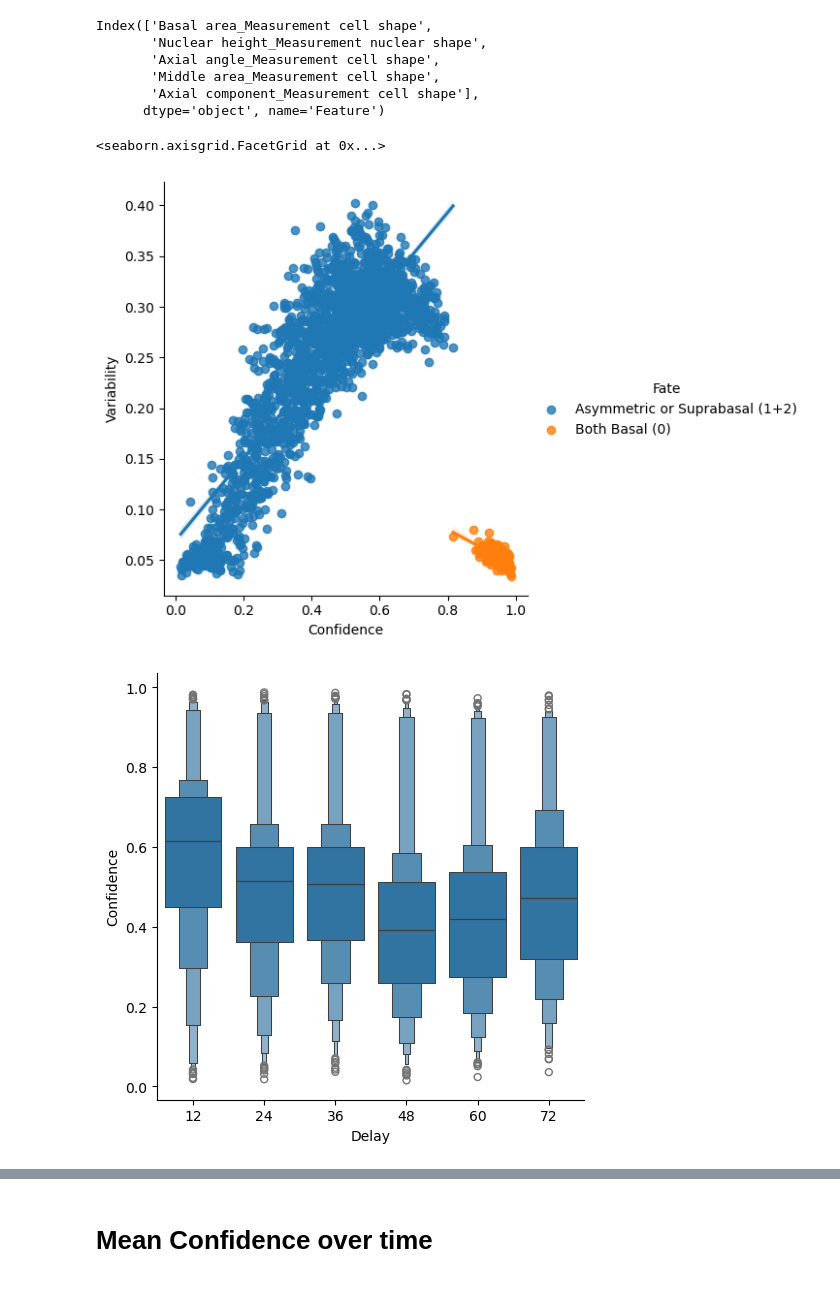
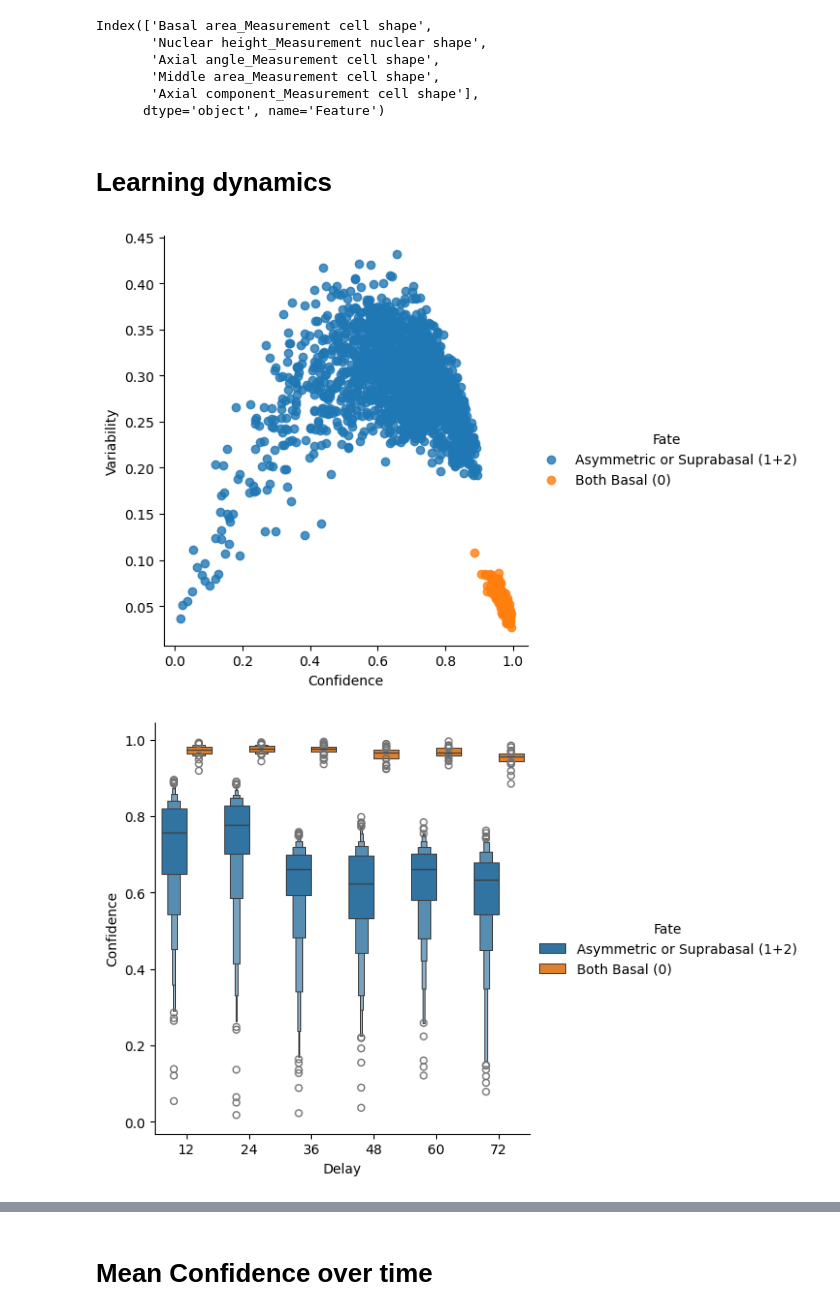
Before and after one commit to xies/mouse_skin_size_control, a Jupyter notebook: differentiation_analysis/annotability_results/annotability_results.ipynb, the cells around one changed output, grey strips where cells are left out. Cells and saved outputs as stored; diff of their text form; code cells hidden in the pictures.

Commit message:
making supp figures

```diff
--- a/differentiation_analysis/annotability_results/annotability_results.ipynb
+++ b/differentiation_analysis/annotability_results/annotability_results.ipynb
@@ -9,8 +9,9 @@ plt.rcParams['svg.fonttype'] = 'none'
 
 from os import path
 import textwrap
+from pathlib import Path
 
-dirname = '/Users/xies/Library/CloudStorage/OneDrive-Stanford/Skin/Mesa et al/Lineage models/Annotability results/results_1405'
+dirname = Path('/Users/xies/Library/CloudStorage/OneDrive-Stanford/Skin/Mesa et al/Lineage models/Annotability results/results_1405')
 
 def label_point(x, y, val, ax=None):
     if ax == None:
@@ -376,10 +367,14 @@ Index(['Basal area_Measurement cell shape',
        'Middle area_Measurement cell shape',
        'Axial component_Measurement cell shape'],
       dtype='object', name='Feature')
+# %% [markdown]
+# Learning dynamics
 # %%
+dirname = Path('/Users/xies/Library/CloudStorage/OneDrive-Stanford/Skin/Mesa et al/Lineage models/Annotability results/results_1405/')
+# results_1405/correlation_results/raw_scores_12h.csv
 
 raw_scores_delayed = {delay:
-                      pd.read_csv(path.join(dirname,f'0104aligned__results_without_relative_features/correlation_results/raw_scores_{delay}h.csv'),index_col=0)
+                      pd.read_csv(dirname / f'correlation_results/raw_scores_{delay}h.csv',index_col=0)
                      for delay in [12,24,36,48,60,72]}
 
 all_raws = []
@@ -388,10 +383,12 @@ for delay,df in raw_scores_delayed.items():
     all_raws.append(df.reset_index())
 all_raws = pd.concat(all_raws,ignore_index=True)
 # %%
-sb.lmplot(all_raws,hue='Fate',x='Confidence',y='Variability')
+sb.lmplot(all_raws,hue='Fate',x='Confidence',y='Variability',fit_reg=False)
+plt.savefig(dirname / 'correlation_results/all_conf_v_var.svg')
+sb.catplot(all_raws,x='Delay',y='Confidence',kind='boxen',hue='Fate')
 sb.catplot(all_raws,x='Delay',y='Confidence',kind='boxen')
 sb.catplot(all_raws,x='Fate',y='Confidence',kind='boxen')
+plt.savefig(dirname / 'correlation_results/conf_by_fate.svg')
 # %% [output]
-<seaborn.axisgrid.FacetGrid at 0x...>
-[figure, old version]
+[figure, new version]
-[figure, old version]
+[figure, new version]
```
Also changed, not shown: parts of 7 cells of this notebook, 4 other files.
